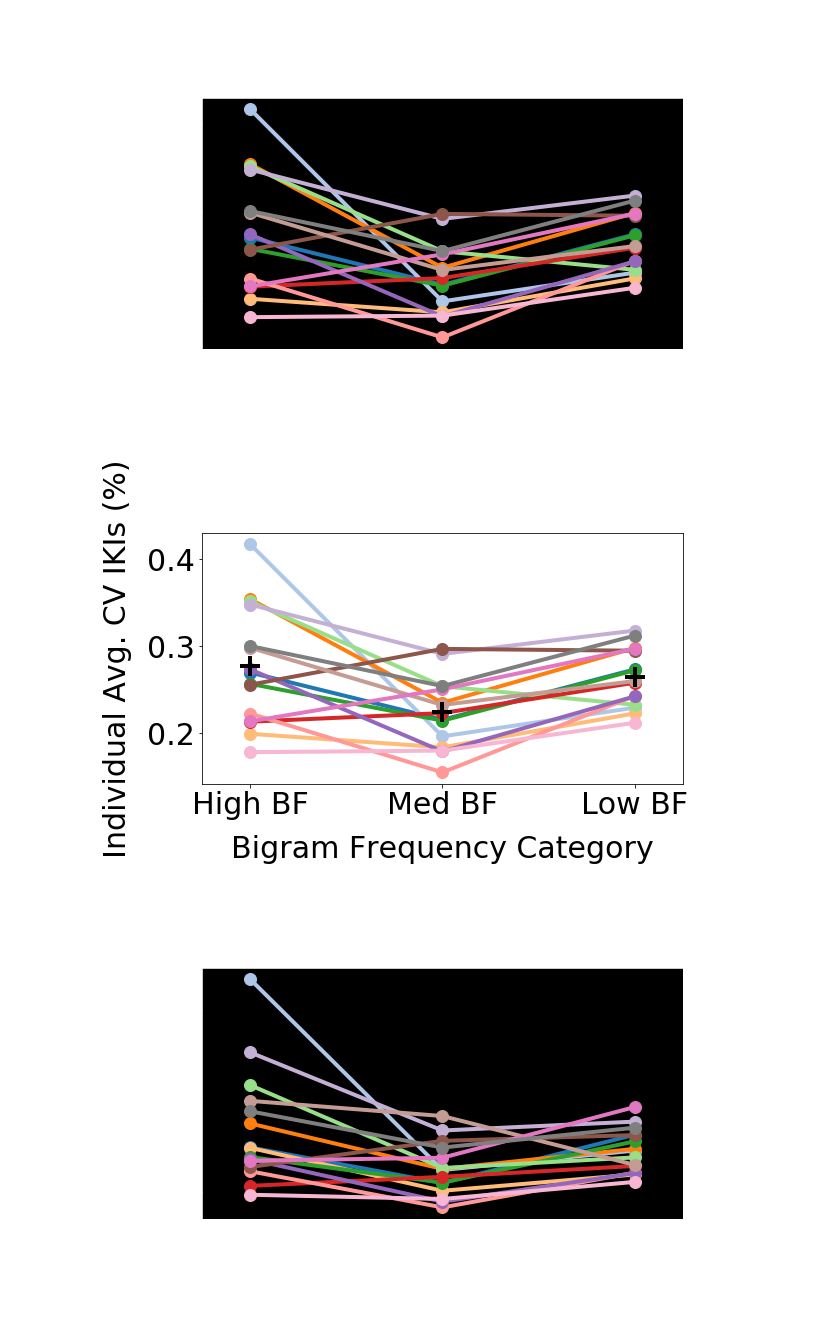
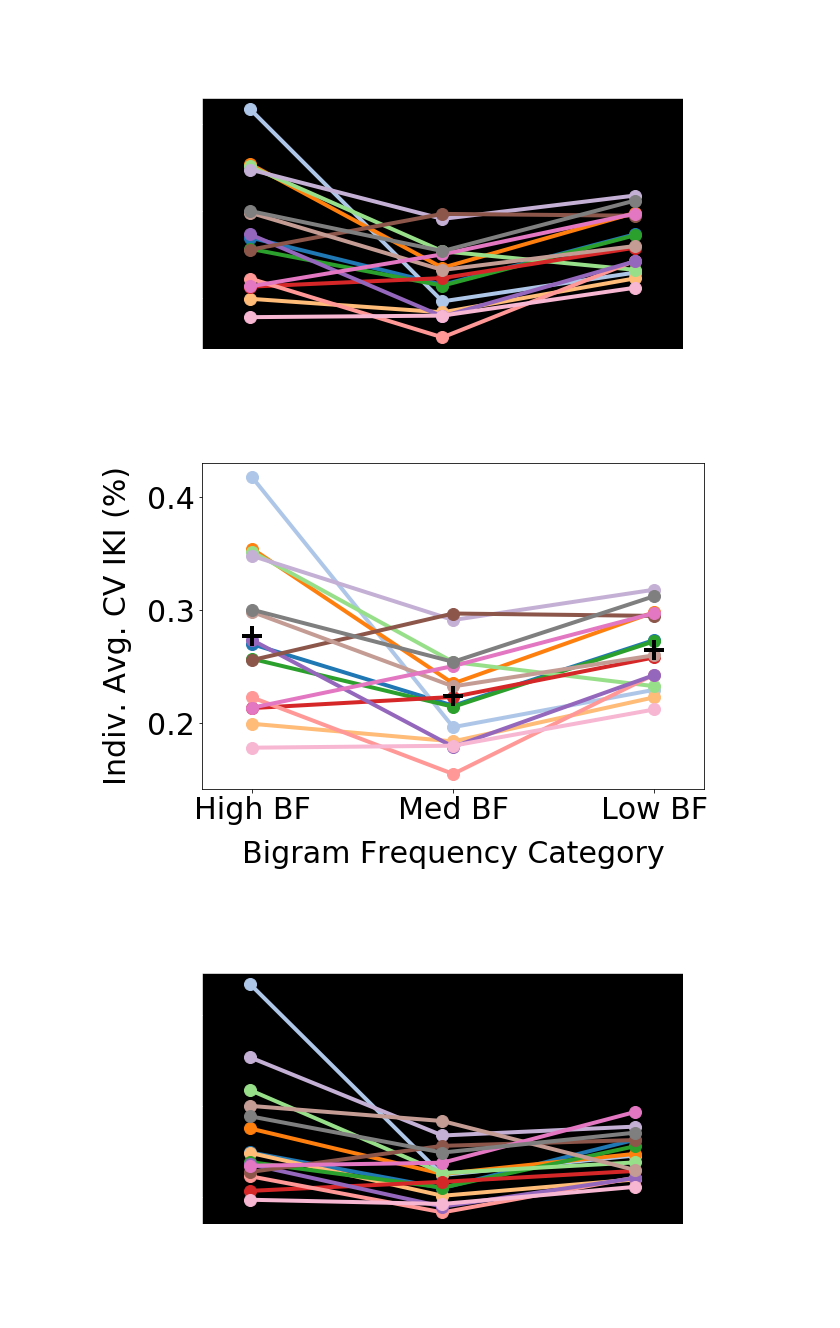
Before and after one commit to rruopp/typingexp, a Jupyter notebook: typing_task_analysis/group_analysis_V1.ipynb, the cells around one changed output. Drawn from its saved outputs; the diff is of its cells as text; code cells hidden in the pictures.

Commit message:
making figure sizes uniform

```diff
--- a/typing_task_analysis/group_analysis_V1.ipynb
+++ b/typing_task_analysis/group_analysis_V1.ipynb
@@ -1153,36 +1153,36 @@ means = (np.mean(indiv_avgcvs(corr_trials_bybg, 'bigram', high_bgs['Bigrams'])['
          np.mean(indiv_avgcvs(corr_trials_bybg, 'bigram', low_bgs['Bigrams'])['Avg CV IKI']))
 
 fig, ax = plt.subplots(figsize=(9, 6))
 
 cm = plt.get_cmap('tab20')
 for index, data in enumerate(ID_list):
     plt.plot(x, [l[index] for l in D], '.-', linewidth = 4, ms = 24, color = cm(index))
 
 ax.plot(x, means, '+', mew = 4, ms = 20, color = 'black')
 
 plt.xlim([1.5, 6.5])
 # plt.xticks(x, ('', '', ''))
 plt.xticks(x, ('High BF', 'Med BF', 'Low BF'))
 plt.xlabel("Bigram Frequency Category", labelpad=15)
-plt.ylabel("Individual Avg. CV IKIs (%)", labelpad=15)
+plt.ylabel("Indiv. Avg. CV IKI (%)", labelpad=15)
 plt.title("")
 # plt.legend(loc="best")
 
 ax.set_facecolor('white')
 ax.spines['top'].set_visible(True)
 ax.spines['top'].set_color('black')
 ax.spines['bottom'].set_visible(True)
 ax.spines['bottom'].set_color('black')
 ax.spines['left'].set_visible(True)
 ax.spines['left'].set_color('black')
 ax.spines['right'].set_visible(True)
 ax.spines['right'].set_color('black')
 
-fig.tight_layout()
+# fig.tight_layout()
 plt.savefig('indiv_cvikis_bybf.png', dpi=300, facecolor = fig.get_facecolor(), edgecolor = 'none')
 plt.show()
 # %% [output]
-[figure, old version]
+[figure, new version]
 # %%
 ## using bigrams sorted by BF (all trials)
 plt.rc('text', color='white')
```
Also changed, not shown: parts of 4 cells of this notebook, 3 other files.
